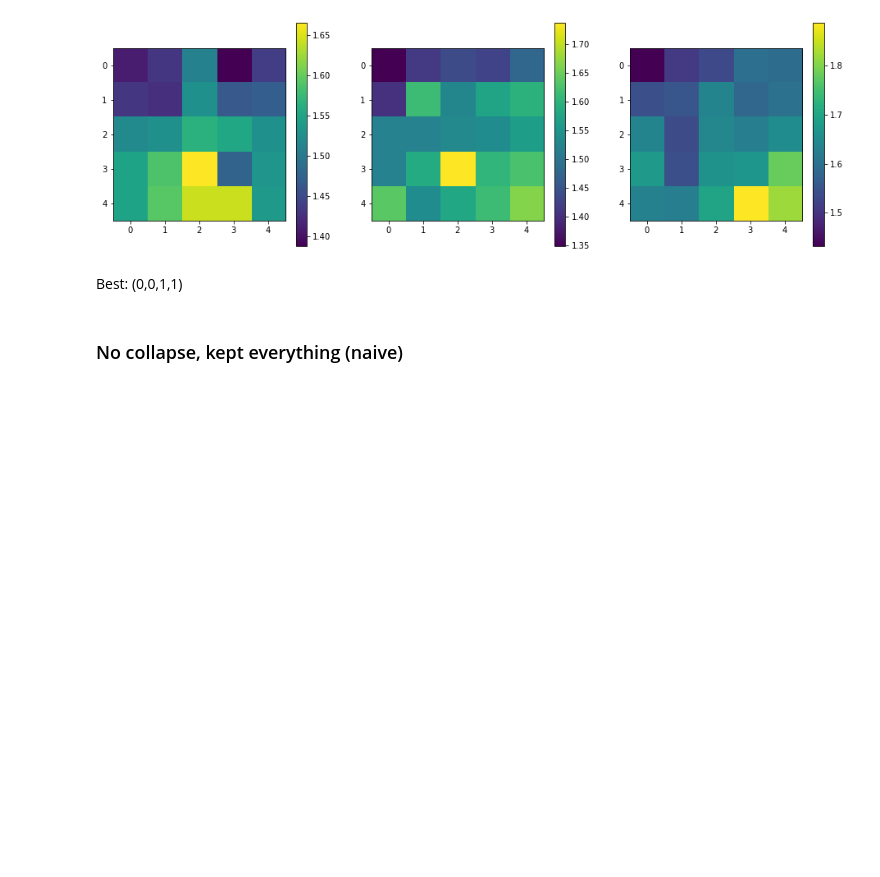
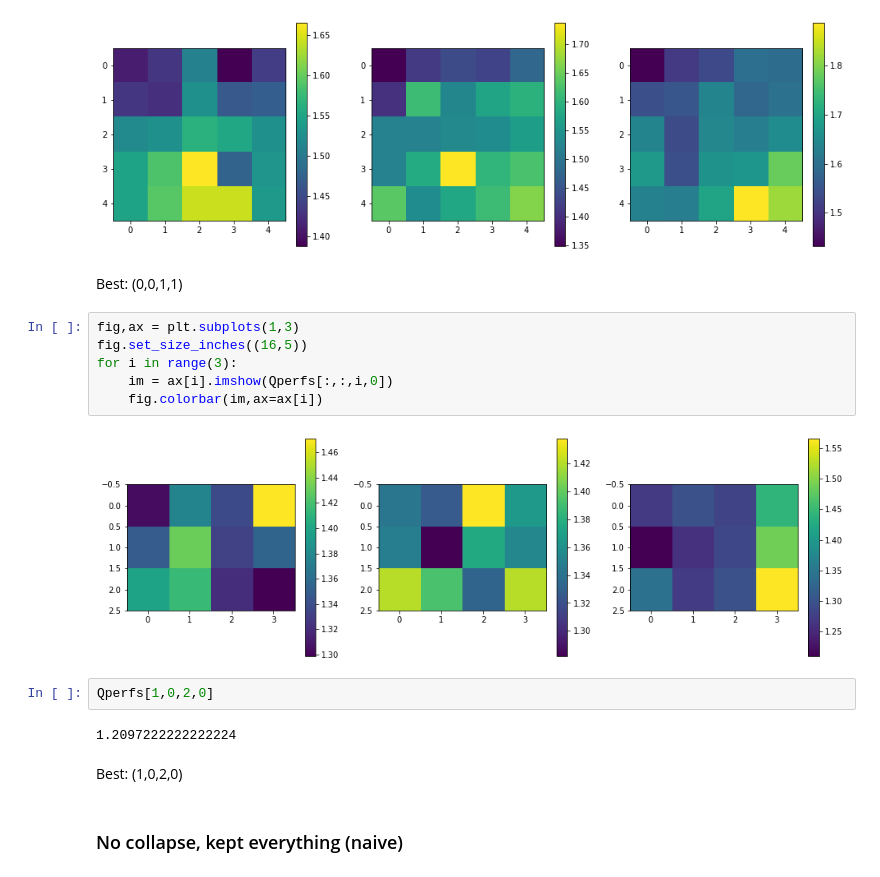
Before and after one commit to ccli3896/RLWorms, a Jupyter notebook: 10_30_model/GridSearch.ipynb, the cells around one changed output. Saved outputs shown, nothing was run; the diff lists cells and outputs as text; blank space fills up the shorter version.

```diff
--- a/10_30_model/GridSearch.ipynb
+++ b/10_30_model/GridSearch.ipynb
@@ -75,6 +117,20 @@ for i in range(3):
 [figure]
 # %% [markdown]
 Best: (0,0,1,1)
+# %%
+fig,ax = plt.subplots(1,3)
+fig.set_size_inches((16,5))
+for i in range(3):
+    im = ax[i].imshow(Qperfs[:,:,i,0])
+    fig.colorbar(im,ax=ax[i])
+# %% [output]
+[figure, added]
+# %%
+Qperfs[1,0,2,0]
+# %% [output]
+1.2097222222222224
+# %% [markdown]
+Best: (1,0,2,0)
 # %% [markdown]
 ### No collapse, kept everything (naive)
 # %%
```
Also changed, not shown: parts of 19 cells of this notebook.
